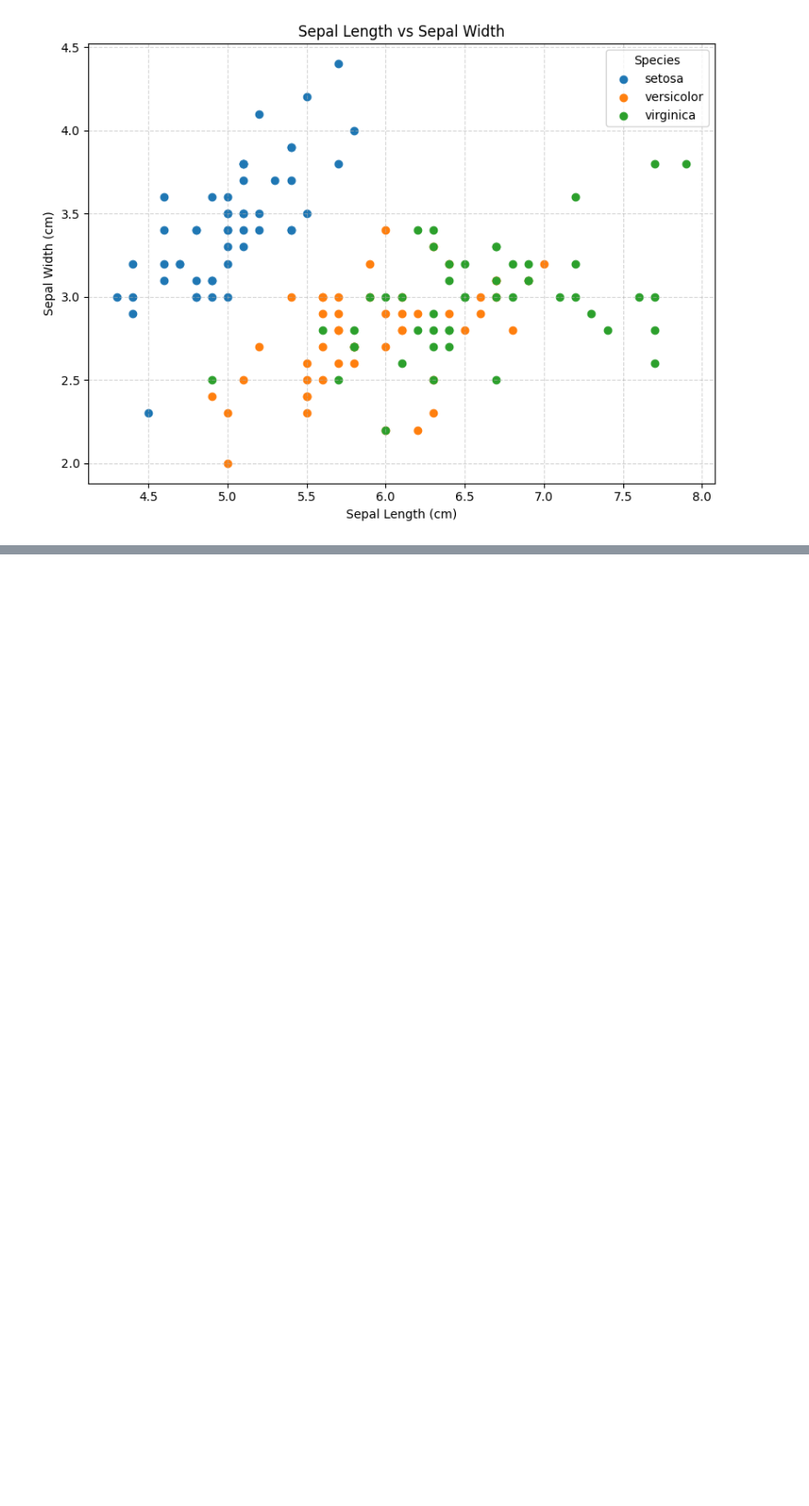
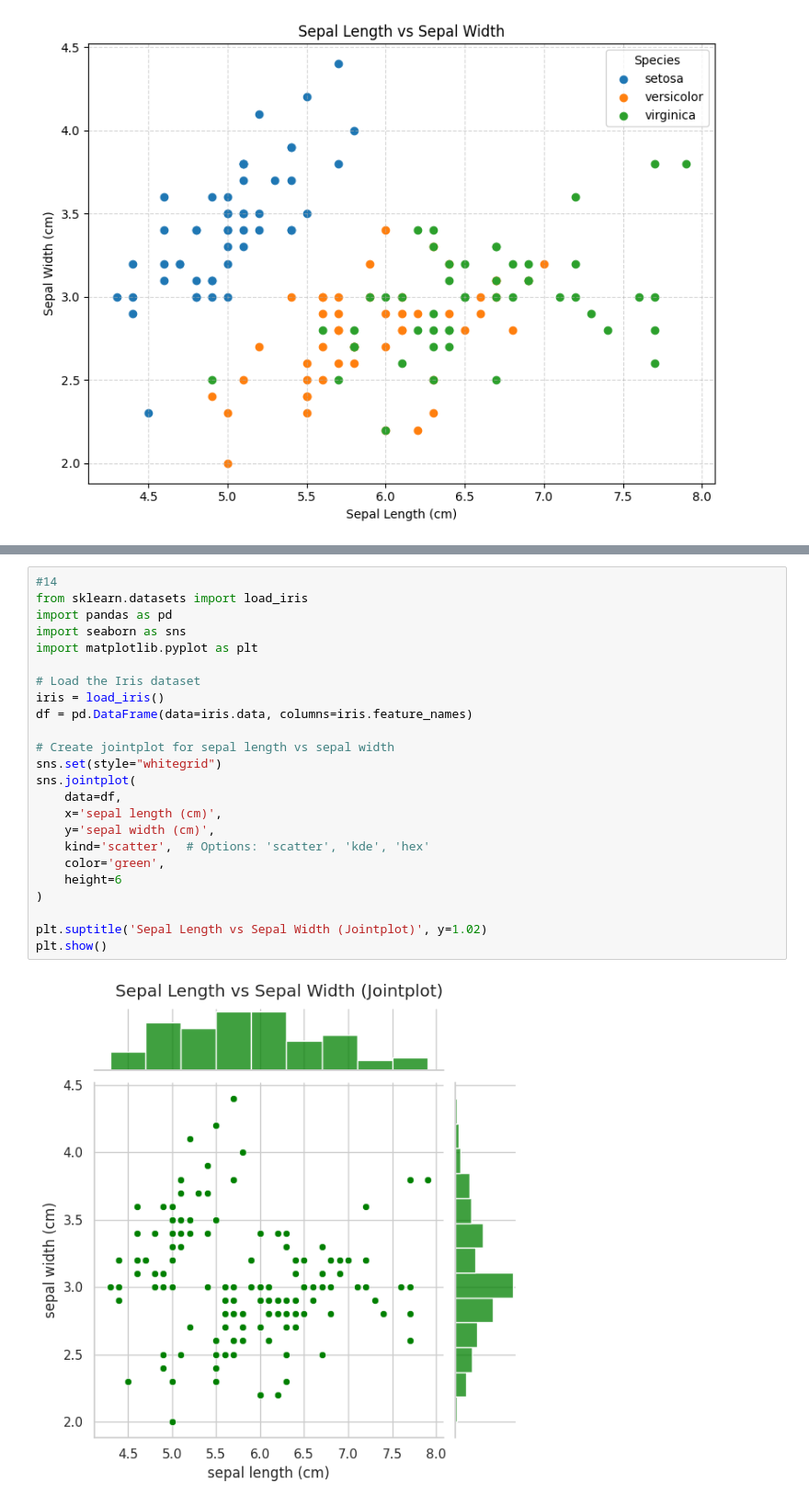
Before and after one commit to ThodupunooriSaiManish/Machine_Learning, a Jupyter notebook: Machine_Learning_Lab.ipynb, the cells around one changed output, grey strips where cells are left out. Shown at 92% size. Saved outputs shown, nothing was run; the diff lists cells and outputs as text; blank space fills up the shorter version.

```diff
--- a/Machine_Learning_Lab.ipynb
+++ b/Machine_Learning_Lab.ipynb
@@ -734,0 +766,26 @@ plt.show()
+# %%
+#14
+from sklearn.datasets import load_iris
+import pandas as pd
+import seaborn as sns
+import matplotlib.pyplot as plt
+
+# Load the Iris dataset
+iris = load_iris()
+df = pd.DataFrame(data=iris.data, columns=iris.feature_names)
+
+# Create jointplot for sepal length vs sepal width
+sns.set(style="whitegrid")
+sns.jointplot(
+    data=df,
+    x='sepal length (cm)',
+    y='sepal width (cm)',
+    kind='scatter',  # Options: 'scatter', 'kde', 'hex'
+    color='green',
+    height=6
+)
+
+plt.suptitle('Sepal Length vs Sepal Width (Jointplot)', y=1.02)
+plt.show()
+# %% [output]
+[figure, added]
```
Also changed, not shown: parts of 4 cells of this notebook.
